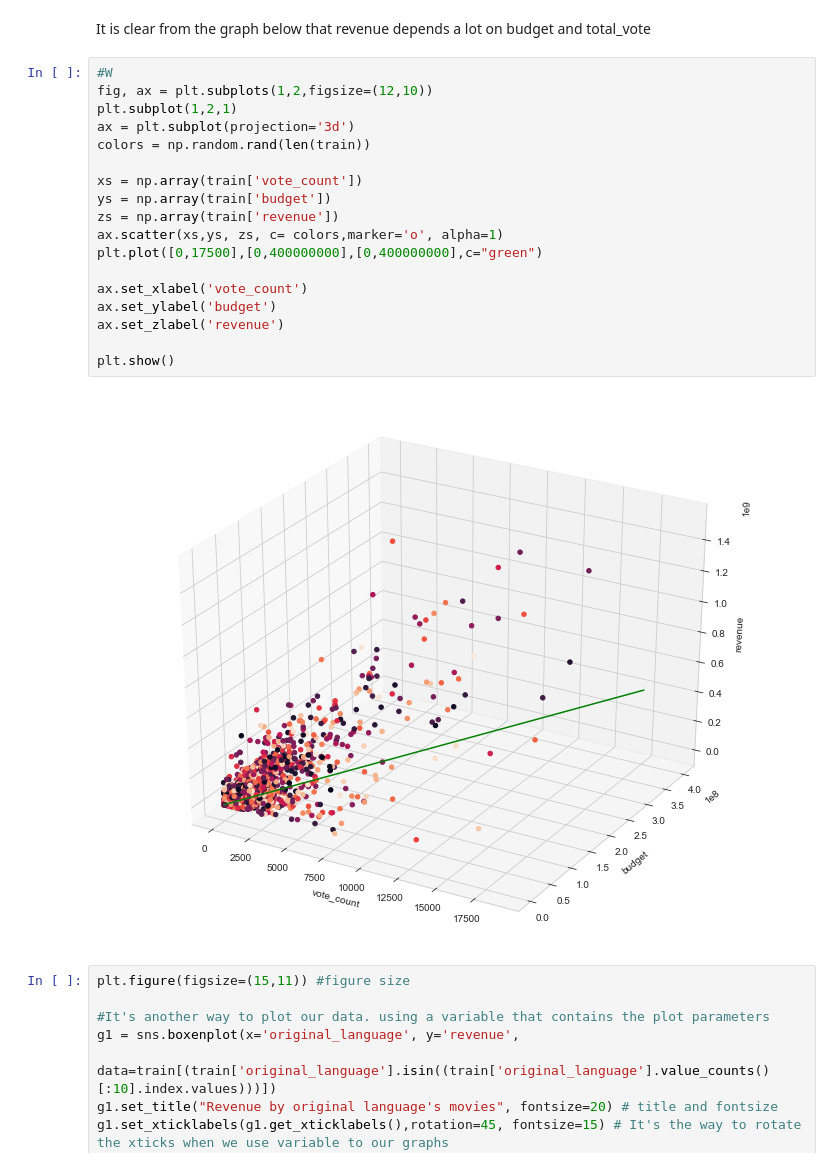
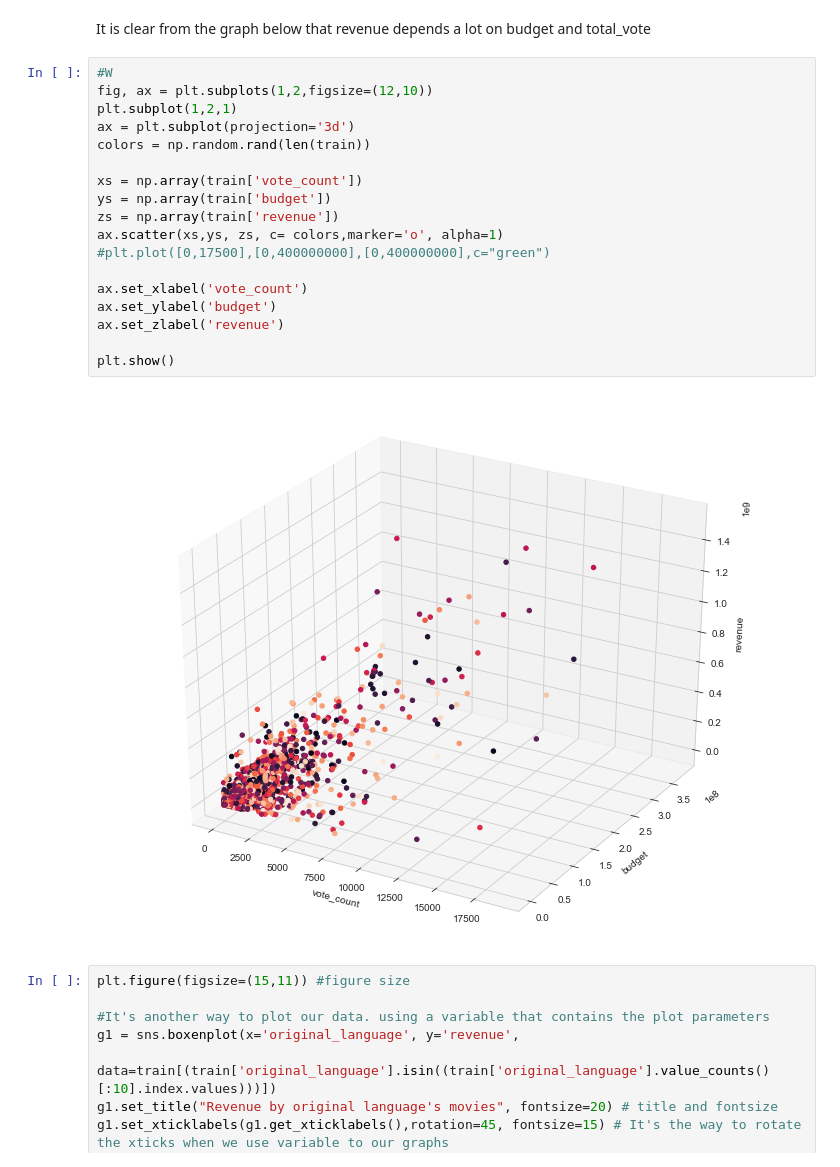
Before and after one commit to faltisco/Predict_Revenue, a Jupyter notebook: LGBM_GOSS.ipynb, the cells around one changed output. Cells and saved outputs as stored; diff of their text form.

```diff
--- a/LGBM_GOSS.ipynb
+++ b/LGBM_GOSS.ipynb
@@ -410,23 +391,23 @@ It is clear from the graph below that revenue depends a lot on budget and total_
 # %%
 #W
 fig, ax = plt.subplots(1,2,figsize=(12,10))
 plt.subplot(1,2,1)
 ax = plt.subplot(projection='3d')
 colors = np.random.rand(len(train))
 
 xs = np.array(train['vote_count'])
 ys = np.array(train['budget'])
 zs = np.array(train['revenue'])
 ax.scatter(xs,ys, zs, c= colors,marker='o', alpha=1)
-plt.plot([0,17500],[0,400000000],[0,400000000],c="green")
+#plt.plot([0,17500],[0,400000000],[0,400000000],c="green")
 
 ax.set_xlabel('vote_count')
 ax.set_ylabel('budget')
 ax.set_zlabel('revenue')
 
 plt.show()
 # %% [output]
-[figure, old version]
+[figure, new version]
 # %%
 plt.figure(figsize=(15,11)) #figure size
 
```
Also changed, not shown: parts of 30 cells of this notebook, 36 other files.
